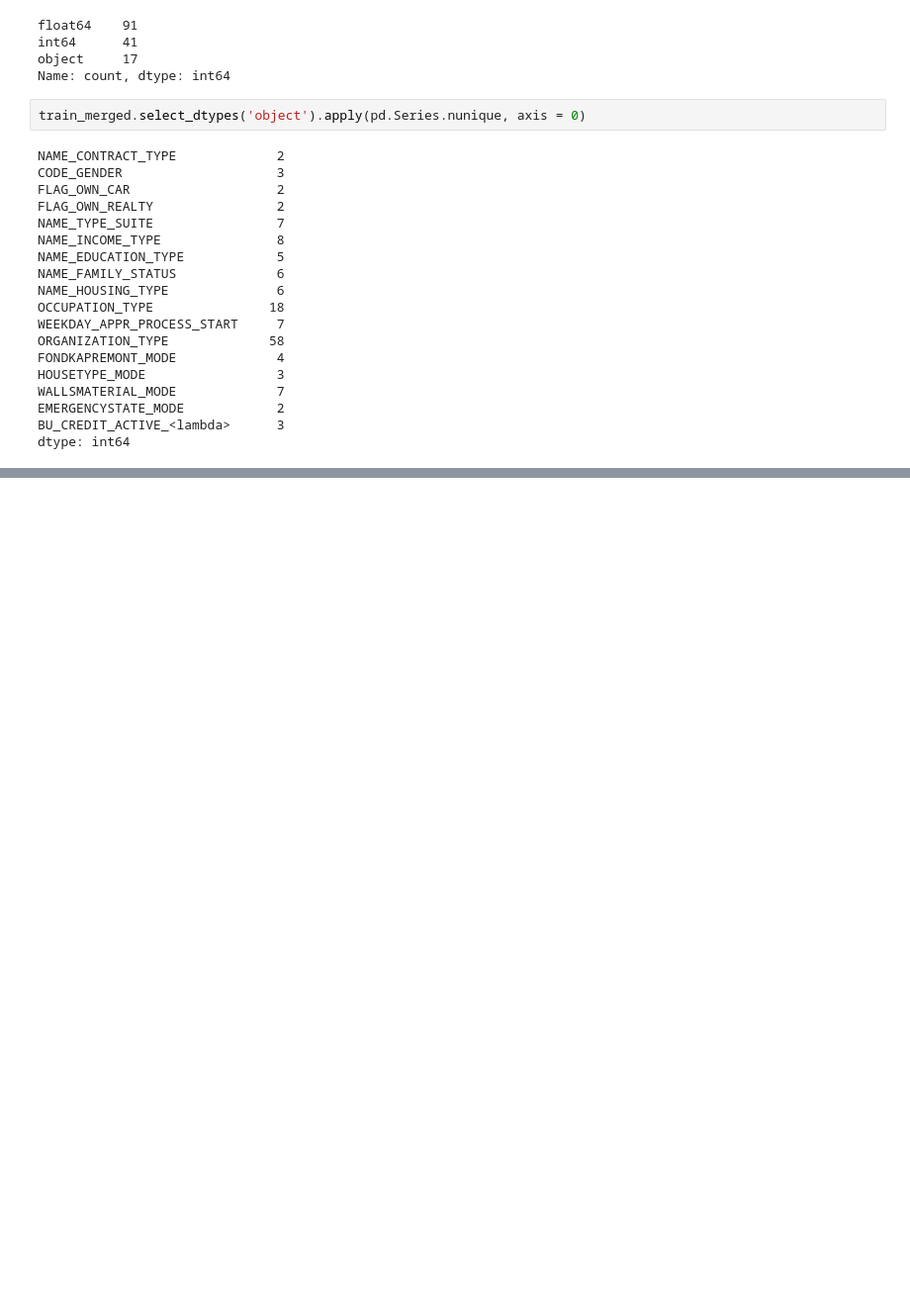
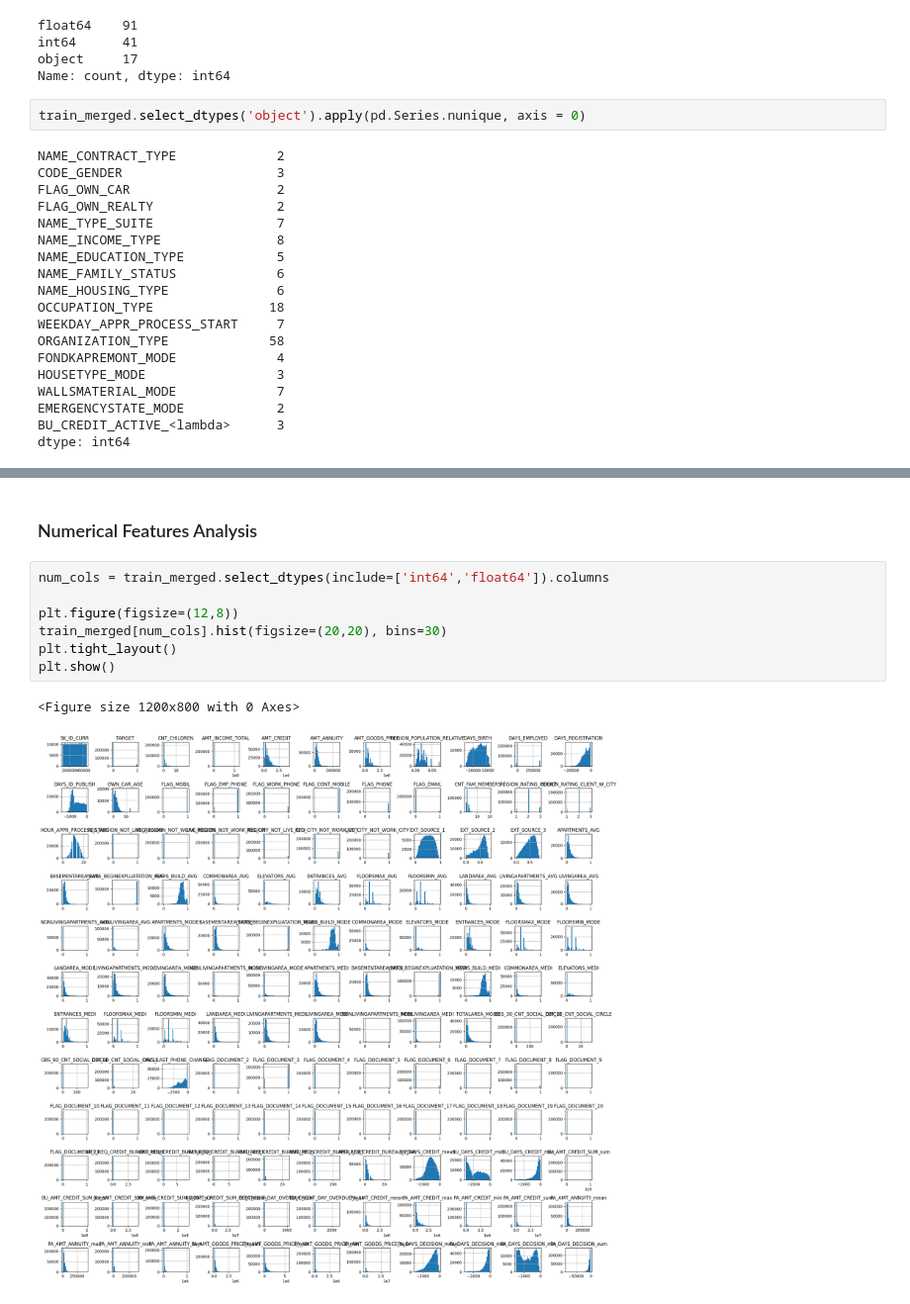
Before and after one commit to thoriqagfi/fp-datmin, a Jupyter notebook: main.ipynb, the cells around one changed output, grey strips where cells are left out. Shown at 99% size. Cells and saved outputs as stored; diff of their text form; blank space fills up the shorter version.

```diff
--- a/main.ipynb
+++ b/main.ipynb
@@ -490,0 +539,12 @@ dtype: int64
+# %% [markdown]
+### Numerical Features Analysis
+# %%
+num_cols = train_merged.select_dtypes(include=['int64','float64']).columns
+
+plt.figure(figsize=(12,8))
+train_merged[num_cols].hist(figsize=(20,20), bins=30)
+plt.tight_layout()
+plt.show()
+# %% [output]
+<Figure size 1200x800 with 0 Axes>
+[figure, added]
```
Also changed, not shown: parts of 10 cells of this notebook, 2 other files.
